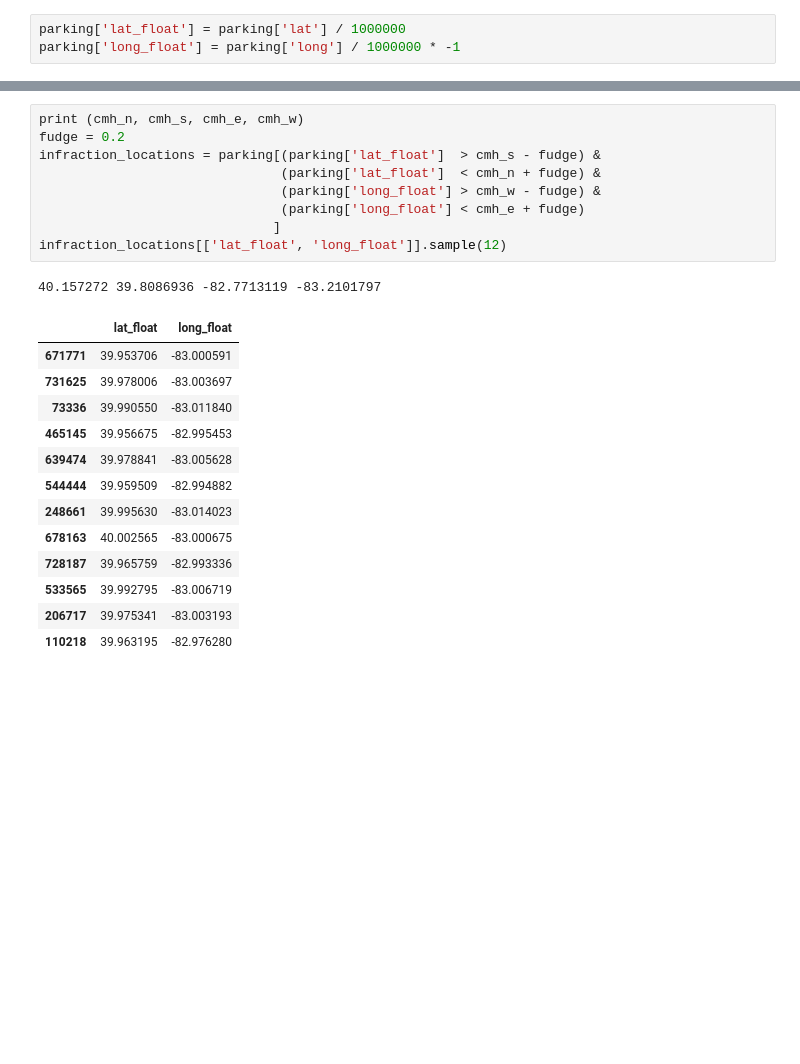
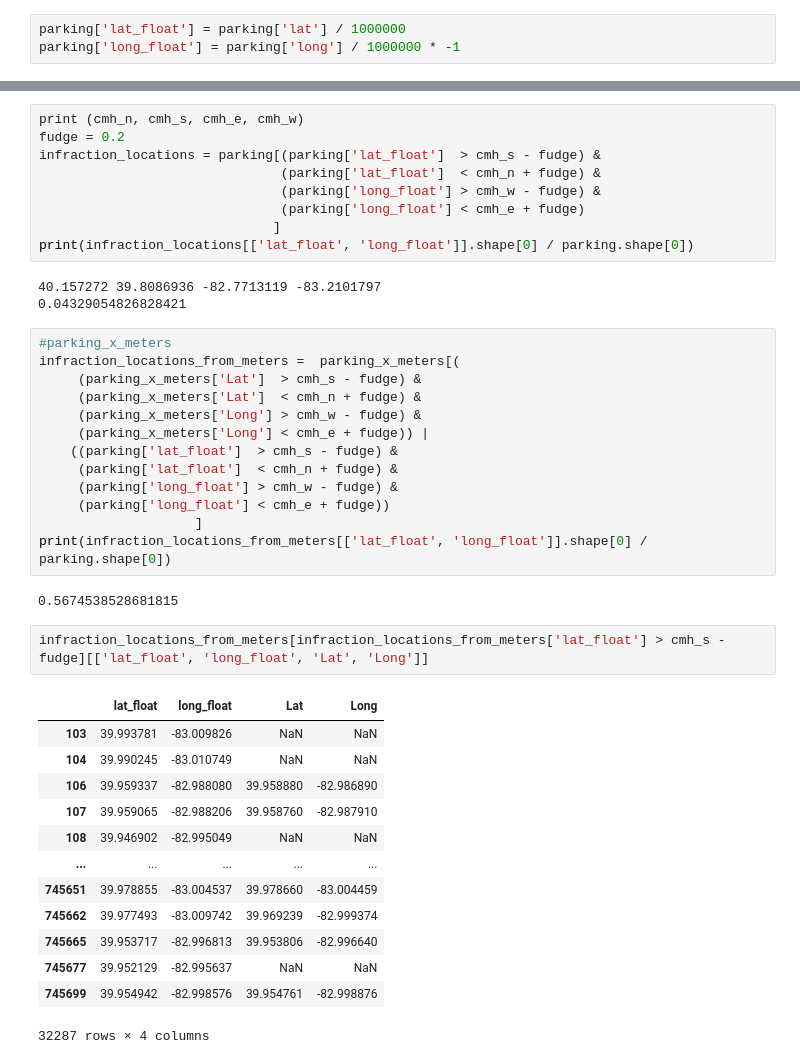
Before and after one commit to osofariu/cmh-parking-tickets, a Jupyter notebook: notebooks/Cmh_Parking_Violation.ipynb, the cells around one changed output, grey strips where cells are left out. Saved outputs shown, nothing was run; the diff lists cells and outputs as text; blank space fills up the shorter version.

```diff
--- a/notebooks/Cmh_Parking_Violation.ipynb
+++ b/notebooks/Cmh_Parking_Violation.ipynb
@@ -98,19 +169,38 @@ infraction_locations = parking[(parking['lat_float']  > cmh_s - fudge) &
                                (parking['long_float'] > cmh_w - fudge) &
                                (parking['long_float'] < cmh_e + fudge)
                               ]
-infraction_locations[['lat_float', 'long_float']].sample(12)
+print(infraction_locations[['lat_float', 'long_float']].shape[0] / parking.shape[0])
 # %% [output]
 40.157272 39.8086936 -82.7713119 -83.2101797
+0.04329054826828421
-|  | lat_float | long_float |
-| 671771 | 39.953706 | -83.000591 |
-| 731625 | 39.978006 | -83.003697 |
-| 73336 | 39.990550 | -83.011840 |
-| 465145 | 39.956675 | -82.995453 |
-| 639474 | 39.978841 | -83.005628 |
-| 544444 | 39.959509 | -82.994882 |
-| 248661 | 39.995630 | -83.014023 |
-| 678163 | 40.002565 | -83.000675 |
-| 728187 | 39.965759 | -82.993336 |
-| 533565 | 39.992795 | -83.006719 |
-| 206717 | 39.975341 | -83.003193 |
-| 110218 | 39.963195 | -82.976280 |
+# %%
+#parking_x_meters
+infraction_locations_from_meters =  parking_x_meters[(
+     (parking_x_meters['Lat']  > cmh_s - fudge) &
+     (parking_x_meters['Lat']  < cmh_n + fudge) &
+     (parking_x_meters['Long'] > cmh_w - fudge) &
+     (parking_x_meters['Long'] < cmh_e + fudge)) |
+    ((parking['lat_float']  > cmh_s - fudge) &
+     (parking['lat_float']  < cmh_n + fudge) &
+     (parking['long_float'] > cmh_w - fudge) &
+     (parking['long_float'] < cmh_e + fudge))
+                    ]
+print(infraction_locations_from_meters[['lat_float', 'long_float']].shape[0] / parking.shape[0])
+# %% [output]
+0.5674538528681815
+# %%
+infraction_locations_from_meters[infraction_locations_from_meters['lat_float'] > cmh_s - fudge][['lat_float', 'long_float', 'Lat', 'Long']]
+# %% [output]
+|  | lat_float | long_float | Lat | Long |
+| 103 | 39.993781 | -83.009826 | NaN | NaN |
+| 104 | 39.990245 | -83.010749 | NaN | NaN |
+| 106 | 39.959337 | -82.988080 | 39.958880 | -82.986890 |
+| 107 | 39.959065 | -82.988206 | 39.958760 | -82.987910 |
+| 108 | 39.946902 | -82.995049 | NaN | NaN |
+| ... | ... | ... | ... | ... |
+| 745651 | 39.978855 | -83.004537 | 39.978660 | -83.004459 |
+| 745662 | 39.977493 | -83.009742 | 39.969239 | -82.999374 |
+| 745665 | 39.953717 | -82.996813 | 39.953806 | -82.996640 |
+| 745677 | 39.952129 | -82.995637 | NaN | NaN |
+| 745699 | 39.954942 | -82.998576 | 39.954761 | -82.998876 |
+32287 rows × 4 columns
```
Also changed, not shown: parts of 7 cells of this notebook, 4 other files.
